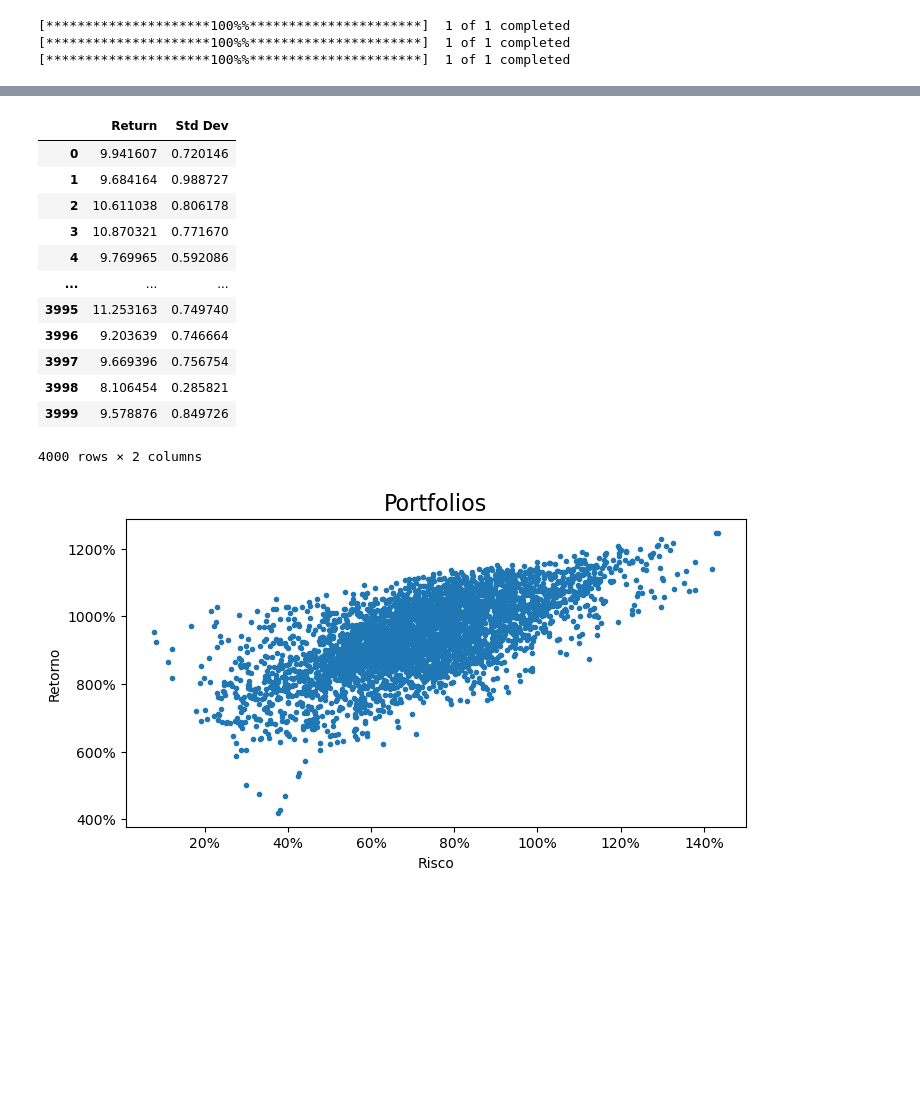
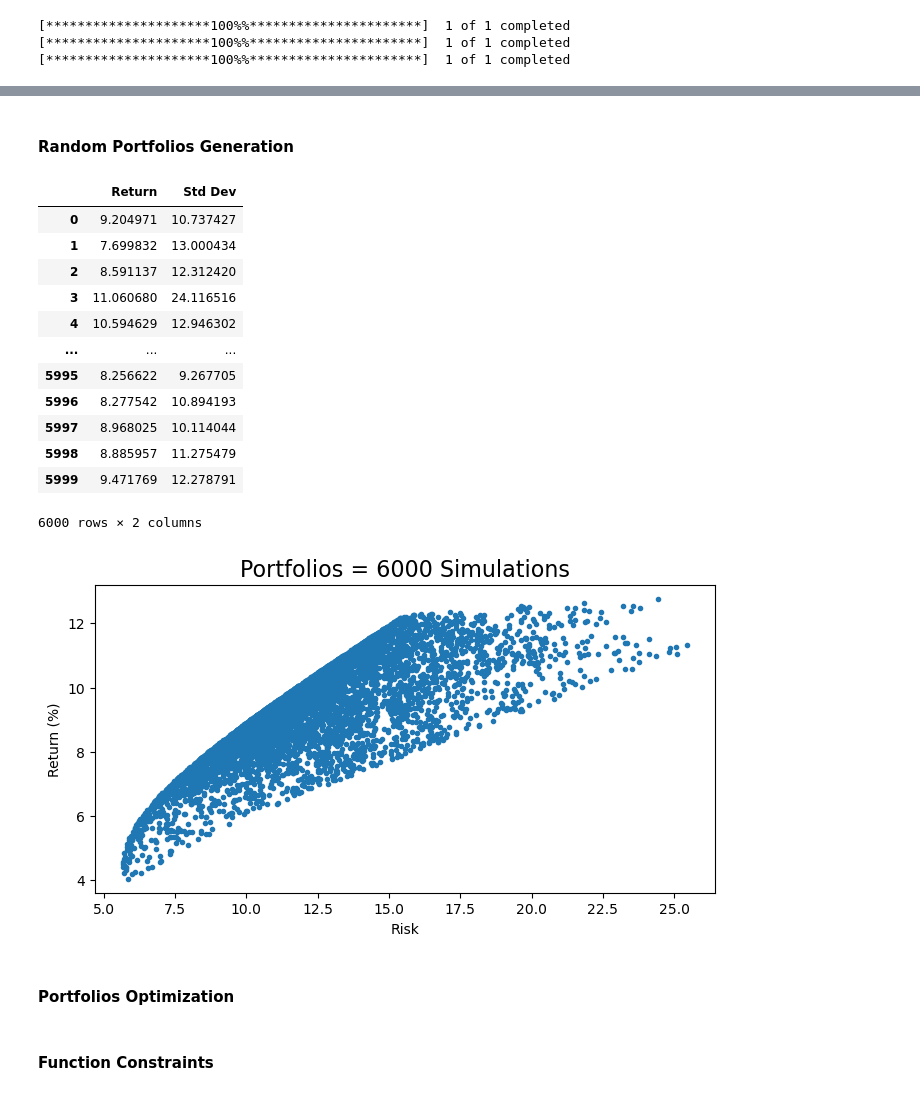
Before and after one commit to paulinhok14/Asset-Allocation, a Jupyter notebook: asset_allocation.ipynb, the cells around one changed output, grey strips where cells are left out. Saved outputs shown, nothing was run; the diff lists cells and outputs as text; code cells hidden in the pictures; blank space fills up the shorter version.

Commit message:
Efficient Frontier line construction with Maximum Sharpe and Minimum Risk portfolio

```diff
--- a/asset_allocation.ipynb
+++ b/asset_allocation.ipynb
@@ -141,6 +147,6 @@ sns.heatmap(correlation_matrix, annot=True, cmap='coolwarm', fmt=".2f")
 plt.title('Correlation Matrix')
 plt.show()
 
-# Covariance Matrix
-consolidated_variation_cov = consolidated_variation.cov()
+# Covariance Matrix - 252 for Annualized
+consolidated_variation_cov = consolidated_variation.cov()*252
 # %% [output]
@@ -175,22 +154,32 @@ CDI Standard Deviation (Another Form): 4.131667463078195
+# %% [markdown]
+#### Random Portfolios Generation
 # %%
-# Portfolio Generation
-n_portfolios = 4000
+# Portfolios Qty
+n_portfolios = 6000
 
+# List of returns, volatility and weight of asset classes in portfolio
 p_ret=[]
 p_vol=[]
-p_pesos=[]
+p_weights=[] # Percentage for each Asset Class (Index)
 
-n_ativos=len(consolidated_variation.columns) # Quantidade de ativos
+# Excluding Risk-Free Rate (CDI) for portfolio optimization
+consolidated_variation_without_cdi = consolidated_variation[['IBOV', 'IVV', 'IFIX']]
+consolidated_variation_cov_without_cdi = consolidated_variation_cov.loc[['IBOV', 'IVV', 'IFIX'],
+                                                                        ['IBOV', 'IVV', 'IFIX']]
+
+# Asset Classes Qty
+n_asset_classes=len(consolidated_variation_without_cdi.columns)
 
 for portfolios in range(n_portfolios):
-    pesos=np.random.random(n_ativos) # Pesos aleatórios
-    pesos=pesos/np.sum(pesos) # Pesos que somam 1
-    p_pesos.append(pesos)
+    weights=np.random.random(n_asset_classes) # Random weights
+    weights=weights/np.sum(weights) # Weights sum must be = 1 (100% allocated)
+    p_weights.append(weights)
 
-    returns=np.dot(pesos, consolidated_variation.mean()*252) # Retornos
+    returns=np.dot(weights, consolidated_variation_without_cdi.mean()*252) # Returns
     p_ret.append(returns)
 
-    var=consolidated_variation_cov.mul(pesos, axis=0).mul(pesos, axis=1).sum().sum() # Covariância
+    # var=consolidated_variation_cov_without_cdi.mul(weights, axis=0).mul(weights, axis=1).sum().sum() # Covariância
+    var = np.dot(weights, np.dot(consolidated_variation_cov_without_cdi.values, weights))  # Variância
     dp=np.sqrt(var) # Desvio-Padrão
     p_vol.append(dp)
 
@@ -201,26 +190,26 @@ portfolios=pd.DataFrame(dados)
 portfolios
 # %% [output]
 |  | Return | Std Dev |
-| 0 | 9.941607 | 0.720146 |
-| 1 | 9.684164 | 0.988727 |
-| 2 | 10.611038 | 0.806178 |
-| 3 | 10.870321 | 0.771670 |
-| 4 | 9.769965 | 0.592086 |
+| 0 | 9.204971 | 10.737427 |
+| 1 | 7.699832 | 13.000434 |
+| 2 | 8.591137 | 12.312420 |
+| 3 | 11.060680 | 24.116516 |
+| 4 | 10.594629 | 12.946302 |
 | ... | ... | ... |
-| 3995 | 11.253163 | 0.749740 |
-| 3996 | 9.203639 | 0.746664 |
-| 3997 | 9.669396 | 0.756754 |
-| 3998 | 8.106454 | 0.285821 |
-| 3999 | 9.578876 | 0.849726 |
+| 5995 | 8.256622 | 9.267705 |
+| 5996 | 8.277542 | 10.894193 |
+| 5997 | 8.968025 | 10.114044 |
+| 5998 | 8.885957 | 11.275479 |
+| 5999 | 9.471769 | 12.278791 |
-4000 rows × 2 columns
+6000 rows × 2 columns
 # %%
-# Gráfico de Portfolios
+# Portfolios Chart
 plt.figure(figsize=(8,4))
 plt.scatter(portfolios['Std Dev'], portfolios['Return'], marker='.')
-plt.title('Portfolios', fontsize=16)
-plt.xlabel('Risco')
-plt.ylabel('Retorno')
-plt.gca().yaxis.set_major_formatter(mtick.PercentFormatter(xmax=1.0))
-plt.gca().xaxis.set_major_formatter(mtick.PercentFormatter(xmax=1.0))
+plt.title(f'Portfolios = {n_portfolios} Simulations', fontsize=16)
+plt.xlabel('Risk')
+plt.ylabel('Return (%)')
+
+plt.show()
 # %% [output]
-[figure, old version]
+[figure, new version]
@@ -235,0 +216,2 @@ def my_function():
+# %% [markdown]
+#### Portfolios Optimization
@@ -235,0 +227,2 @@ def my_function():
+# %% [markdown]
+#### Function Constraints
```
Also changed, not shown: parts of 22 cells of this notebook, 1 other file.
